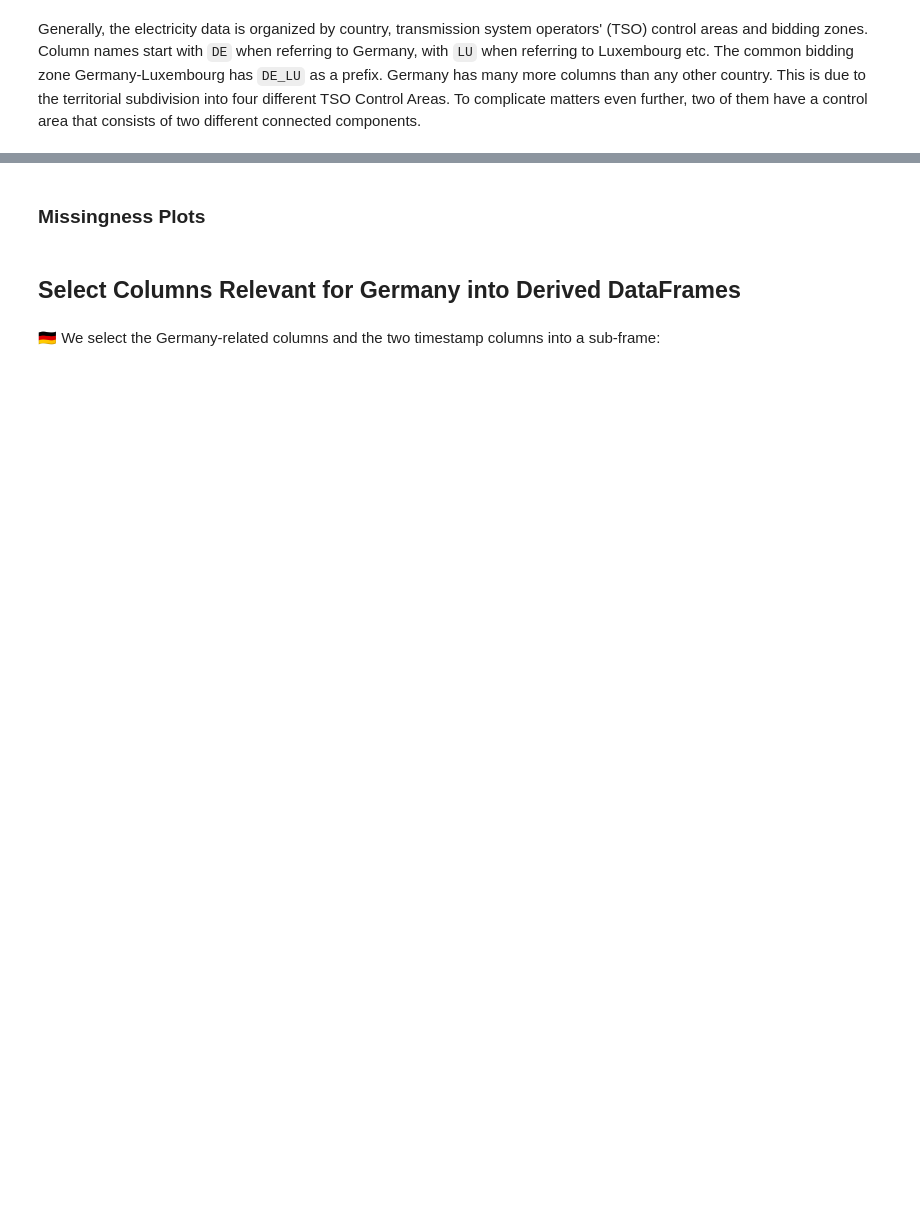
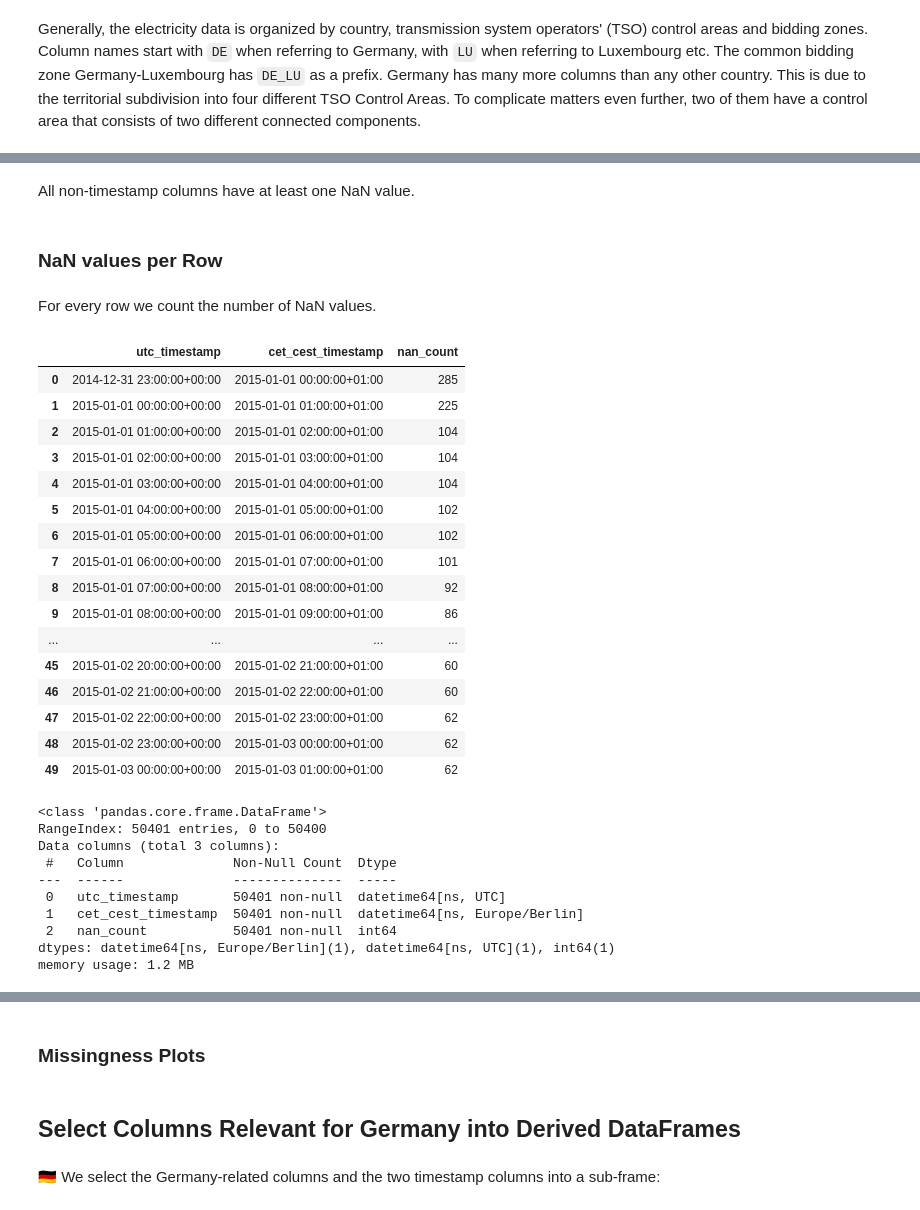
Before and after one commit to F-Skorz/electricity-demand-project, a Jupyter notebook: notebooks/01_OPSD_EDA.ipynb, the cells around one changed output, grey strips where cells are left out. Drawn from its saved outputs; the diff is of its cells as text; code cells hidden in the pictures; blank space fills up the shorter version.

```diff
--- a/notebooks/01_OPSD_EDA.ipynb
+++ b/notebooks/01_OPSD_EDA.ipynb
@@ -195,0 +224,48 @@ Bottom 20 by relative NaNs:
+# %% [markdown]
+All non-timestamp columns have at least one NaN value.
+# %% [markdown]
+<h3> NaN values per Row</h3>
+# %% [markdown]
+For every row we count the number of NaN values.
+# %%
+from pathlib import Path
+import sys, importlib
+
+PROJECT_ROOT = Path.cwd().parent
+if str(PROJECT_ROOT) not in sys.path:
+    sys.path.insert(0, str(PROJECT_ROOT))
+
+from src import eda_utils
+importlib.reload(eda_utils)
+
+missingness_summary_df = eda_utils.count_missing_per_row(OPSD_60min_df)
+display(missingness_summary_df.head(50))
+missingness_summary_df.info()
+# %% [output]
+|  | utc_timestamp | cet_cest_timestamp | nan_count |
+| 0 | 2014-12-31 23:00:00+00:00 | 2015-01-01 00:00:00+01:00 | 285 |
+| 1 | 2015-01-01 00:00:00+00:00 | 2015-01-01 01:00:00+01:00 | 225 |
+| 2 | 2015-01-01 01:00:00+00:00 | 2015-01-01 02:00:00+01:00 | 104 |
+| 3 | 2015-01-01 02:00:00+00:00 | 2015-01-01 03:00:00+01:00 | 104 |
+| 4 | 2015-01-01 03:00:00+00:00 | 2015-01-01 04:00:00+01:00 | 104 |
+| 5 | 2015-01-01 04:00:00+00:00 | 2015-01-01 05:00:00+01:00 | 102 |
+| 6 | 2015-01-01 05:00:00+00:00 | 2015-01-01 06:00:00+01:00 | 102 |
+| 7 | 2015-01-01 06:00:00+00:00 | 2015-01-01 07:00:00+01:00 | 101 |
+| 8 | 2015-01-01 07:00:00+00:00 | 2015-01-01 08:00:00+01:00 | 92 |
+| 9 | 2015-01-01 08:00:00+00:00 | 2015-01-01 09:00:00+01:00 | 86 |
+| ... | ... | ... | ... |
+| 45 | 2015-01-02 20:00:00+00:00 | 2015-01-02 21:00:00+01:00 | 60 |
+| 46 | 2015-01-02 21:00:00+00:00 | 2015-01-02 22:00:00+01:00 | 60 |
+| 47 | 2015-01-02 22:00:00+00:00 | 2015-01-02 23:00:00+01:00 | 62 |
+| 48 | 2015-01-02 23:00:00+00:00 | 2015-01-03 00:00:00+01:00 | 62 |
+| 49 | 2015-01-03 00:00:00+00:00 | 2015-01-03 01:00:00+01:00 | 62 |
+<class 'pandas.core.frame.DataFrame'>
+RangeIndex: 50401 entries, 0 to 50400
+Data columns (total 3 columns):
+ #   Column              Non-Null Count  Dtype
+---  ------              --------------  -----
+ 0   utc_timestamp       50401 non-null  datetime64[ns, UTC]
+ 1   cet_cest_timestamp  50401 non-null  datetime64[ns, Europe/Berlin]
+ 2   nan_count           50401 non-null  int64
+dtypes: datetime64[ns, Europe/Berlin](1), datetime64[ns, UTC](1), int64(1)
+memory usage: 1.2 MB
```
Also changed, not shown: parts of 12 cells of this notebook, 2 other files.
